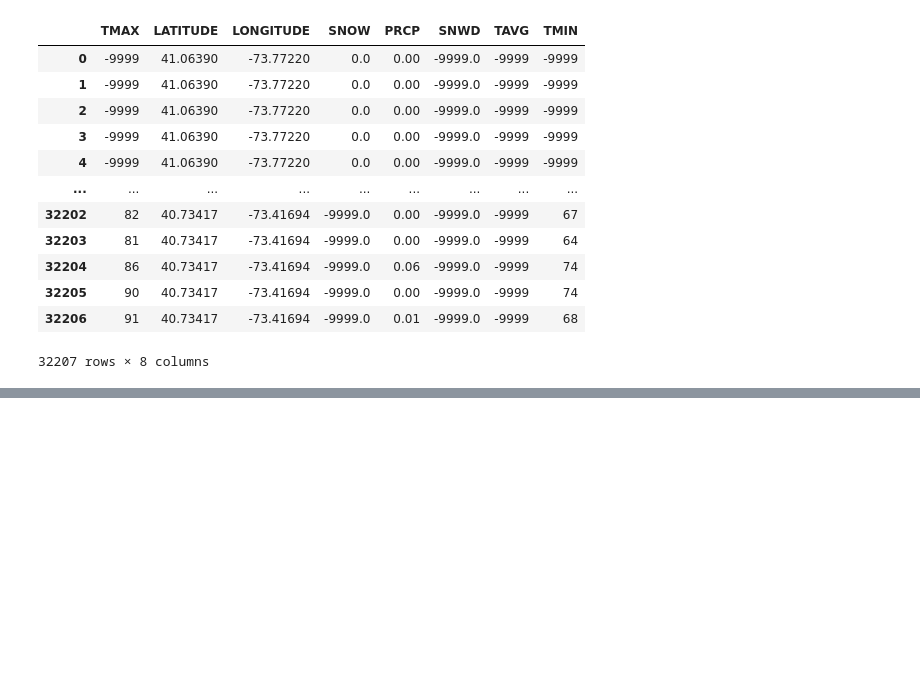
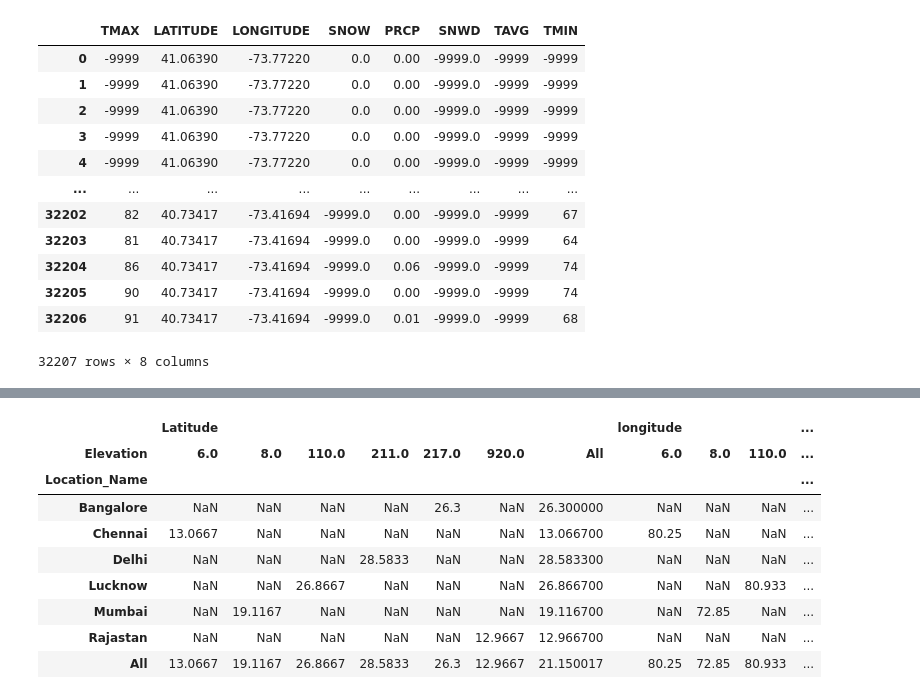
Before and after one commit to BalaMahalakshmi/Python, a Jupyter notebook: pandas.ipynb, the cells around one changed output, grey strips where cells are left out. Drawn from its saved outputs; the diff is of its cells as text; code cells hidden in the pictures; blank space fills up the shorter version.

```diff
--- a/pandas.ipynb
+++ b/pandas.ipynb
@@ -222,0 +838,4 @@ FileNotFoundError: [Errno 2] No such file or directory: 'C:\\Users\\balam\\Downl
+# %%
+import pandas  as pd
+df = pd.read_csv(r"C:\Users\balam\Downloads\archive (2)\Temperature_And_Precipitation_Cities_IN\Station_GeoLocation_Longitute_Latitude_Elevation_EPSG_4326.csv")
+df
@@ -222,0 +876,13 @@ FileNotFoundError: [Errno 2] No such file or directory: 'C:\\Users\\balam\\Downl
+# %%
+df.pivot_table(index="Location_Name", columns="Elevation", margins=True)
+# %% [output]
+|  | Latitude |  |  |  |  |  |  | longitude |  |  | ... |
+| Elevation | 6.0 | 8.0 | 110.0 | 211.0 | 217.0 | 920.0 | All | 6.0 | 8.0 | 110.0 | ... |
+| Location_Name |  |  |  |  |  |  |  |  |  |  | ... |
+| Bangalore | NaN | NaN | NaN | NaN | 26.3 | NaN | 26.300000 | NaN | NaN | NaN | ... |
+| Chennai | 13.0667 | NaN | NaN | NaN | NaN | NaN | 13.066700 | 80.25 | NaN | NaN | ... |
+| Delhi | NaN | NaN | NaN | 28.5833 | NaN | NaN | 28.583300 | NaN | NaN | NaN | ... |
+| Lucknow | NaN | NaN | 26.8667 | NaN | NaN | NaN | 26.866700 | NaN | NaN | 80.933 | ... |
+| Mumbai | NaN | 19.1167 | NaN | NaN | NaN | NaN | 19.116700 | NaN | 72.85 | NaN | ... |
+| Rajastan | NaN | NaN | NaN | NaN | NaN | 12.9667 | 12.966700 | NaN | NaN | NaN | ... |
+| All | 13.0667 | 19.1167 | 26.8667 | 28.5833 | 26.3 | 12.9667 | 21.150017 | 80.25 | 72.85 | 80.933 | ... |
```
Also changed, not shown: parts of 58 cells of this notebook.
